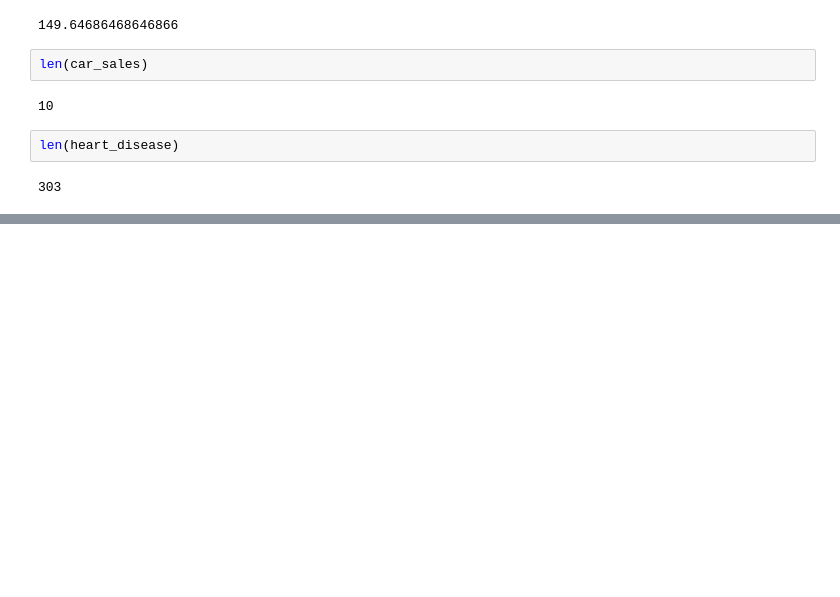
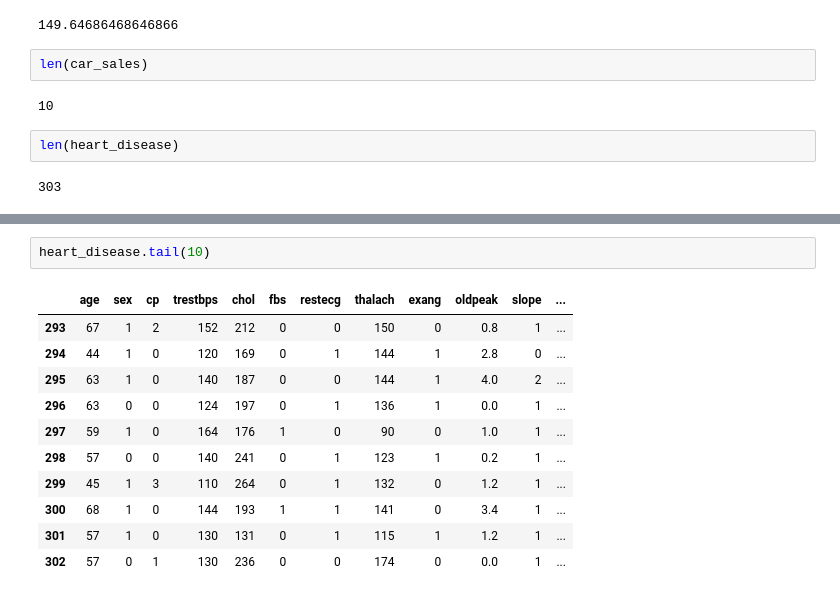
Before and after one commit to edwardsmoses/first-machine-learning-project, a Jupyter notebook: learningPandas.ipynb, the cells around one changed output, grey strips where cells are left out. Drawn from its saved outputs; the diff is of its cells as text; blank space fills up the shorter version.

```diff
--- a/learningPandas.ipynb
+++ b/learningPandas.ipynb
@@ -243,0 +327,14 @@ len(heart_disease)
+# %%
+heart_disease.tail(10)
+# %% [output]
+|  | age | sex | cp | trestbps | chol | fbs | restecg | thalach | exang | oldpeak | slope | ... |
+| 293 | 67 | 1 | 2 | 152 | 212 | 0 | 0 | 150 | 0 | 0.8 | 1 | ... |
+| 294 | 44 | 1 | 0 | 120 | 169 | 0 | 1 | 144 | 1 | 2.8 | 0 | ... |
+| 295 | 63 | 1 | 0 | 140 | 187 | 0 | 0 | 144 | 1 | 4.0 | 2 | ... |
+| 296 | 63 | 0 | 0 | 124 | 197 | 0 | 1 | 136 | 1 | 0.0 | 1 | ... |
+| 297 | 59 | 1 | 0 | 164 | 176 | 1 | 0 | 90 | 0 | 1.0 | 1 | ... |
+| 298 | 57 | 0 | 0 | 140 | 241 | 0 | 1 | 123 | 1 | 0.2 | 1 | ... |
+| 299 | 45 | 1 | 3 | 110 | 264 | 0 | 1 | 132 | 0 | 1.2 | 1 | ... |
+| 300 | 68 | 1 | 0 | 144 | 193 | 1 | 1 | 141 | 0 | 3.4 | 1 | ... |
+| 301 | 57 | 1 | 0 | 130 | 131 | 0 | 1 | 115 | 1 | 1.2 | 1 | ... |
+| 302 | 57 | 0 | 1 | 130 | 236 | 0 | 0 | 174 | 0 | 0.0 | 1 | ... |
```
Also changed, not shown: parts of 33 cells of this notebook.
